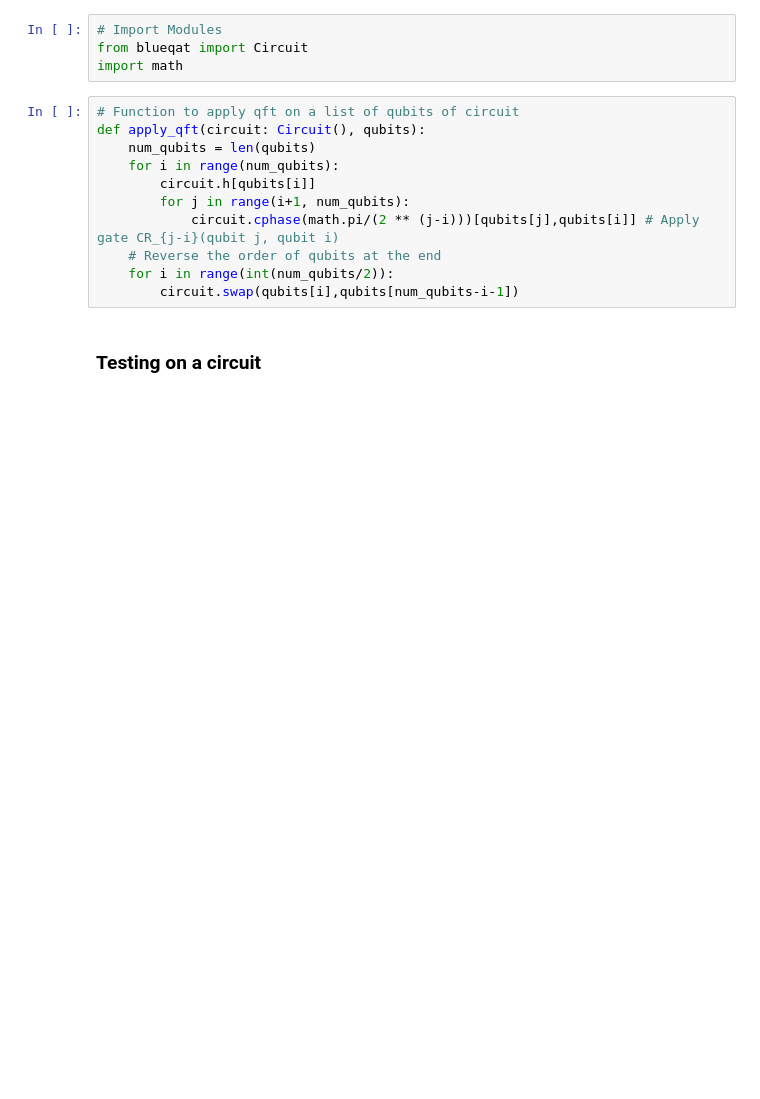
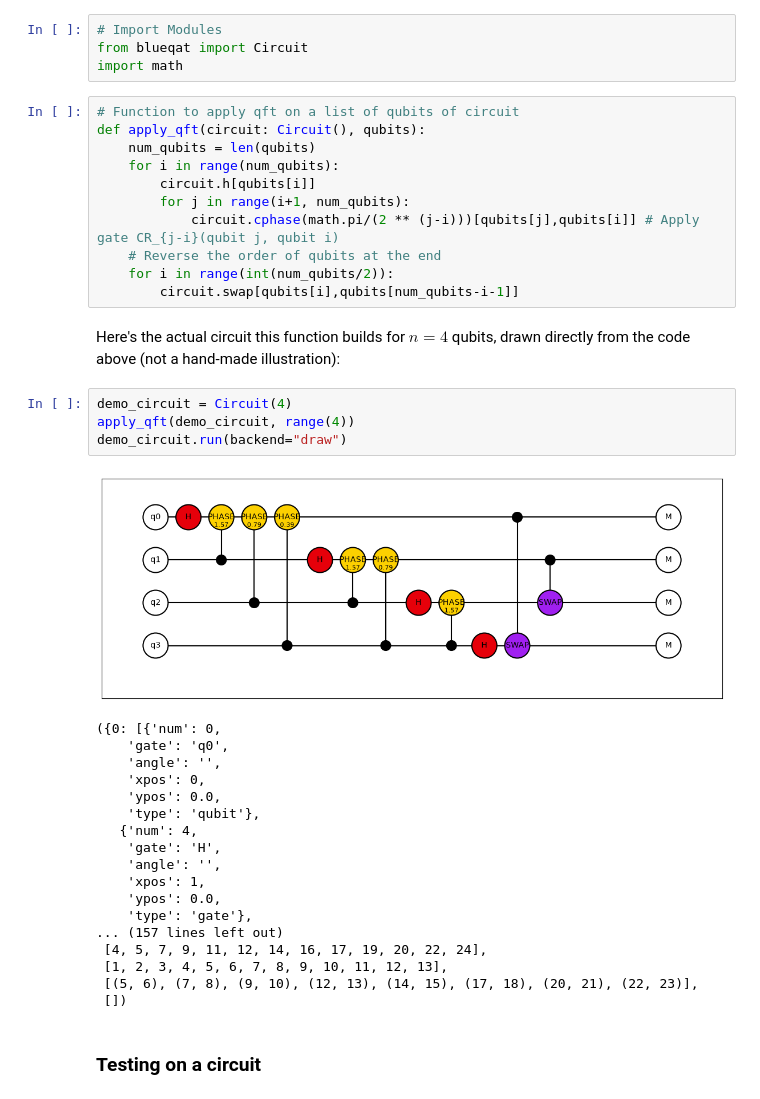
Before and after one commit to blueqat/blueqat-tutorials, a Jupyter notebook: tutorial/300_qft.ipynb, the cells around one changed output. Saved outputs shown, nothing was run; the diff lists cells and outputs as text; blank space fills up the shorter version.

```diff
--- a/tutorial/300_qft.ipynb
+++ b/tutorial/300_qft.ipynb
@@ -80,7 +78,32 @@ def apply_qft(circuit: Circuit(), qubits):
             circuit.cphase(math.pi/(2 ** (j-i)))[qubits[j],qubits[i]] # Apply gate CR_{j-i}(qubit j, qubit i)
     # Reverse the order of qubits at the end
     for i in range(int(num_qubits/2)):
-        circuit.swap(qubits[i],qubits[num_qubits-i-1])
+        circuit.swap[qubits[i],qubits[num_qubits-i-1]]
+# %% [markdown]
+Here's the actual circuit this function builds for $n=4$ qubits, drawn directly from the code above (not a hand-made illustration):
+# %%
+demo_circuit = Circuit(4)
+apply_qft(demo_circuit, range(4))
+demo_circuit.run(backend="draw")
+# %% [output]
+[figure, added]
+({0: [{'num': 0,
+    'gate': 'q0',
+    'angle': '',
+    'xpos': 0,
+    'ypos': 0.0,
+    'type': 'qubit'},
+   {'num': 4,
+    'gate': 'H',
+    'angle': '',
+    'xpos': 1,
+    'ypos': 0.0,
+    'type': 'gate'},
+... (157 lines left out)
+ [4, 5, 7, 9, 11, 12, 14, 16, 17, 19, 20, 22, 24],
+ [1, 2, 3, 4, 5, 6, 7, 8, 9, 10, 11, 12, 13],
+ [(5, 6), (7, 8), (9, 10), (12, 13), (14, 15), (17, 18), (20, 21), (22, 23)],
+ [])
 # %% [markdown]
 ### Testing on a circuit
 # %%
```
Also changed, not shown: parts of 2 cells of this notebook, 7 other files.
